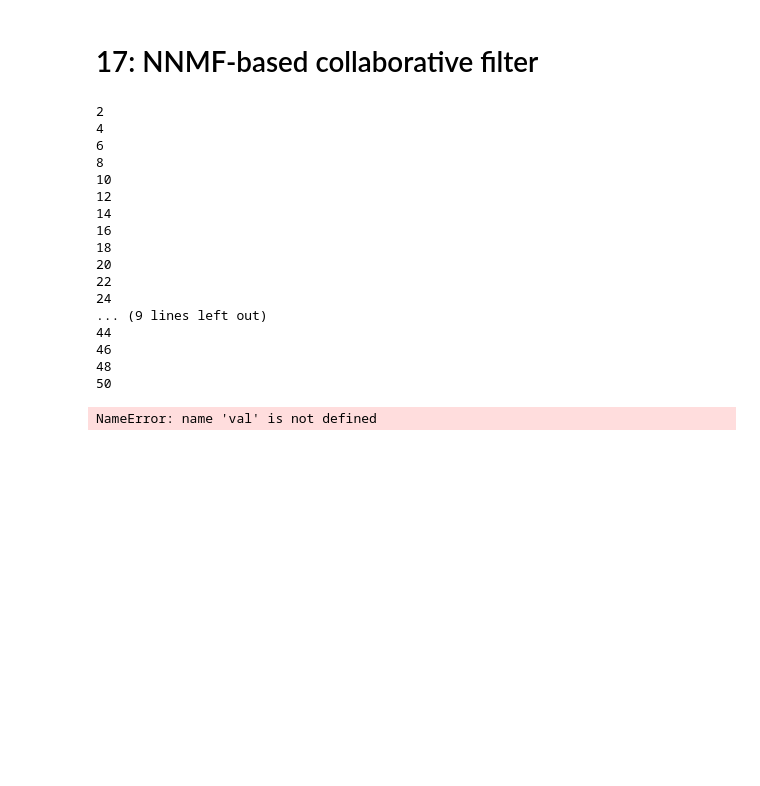
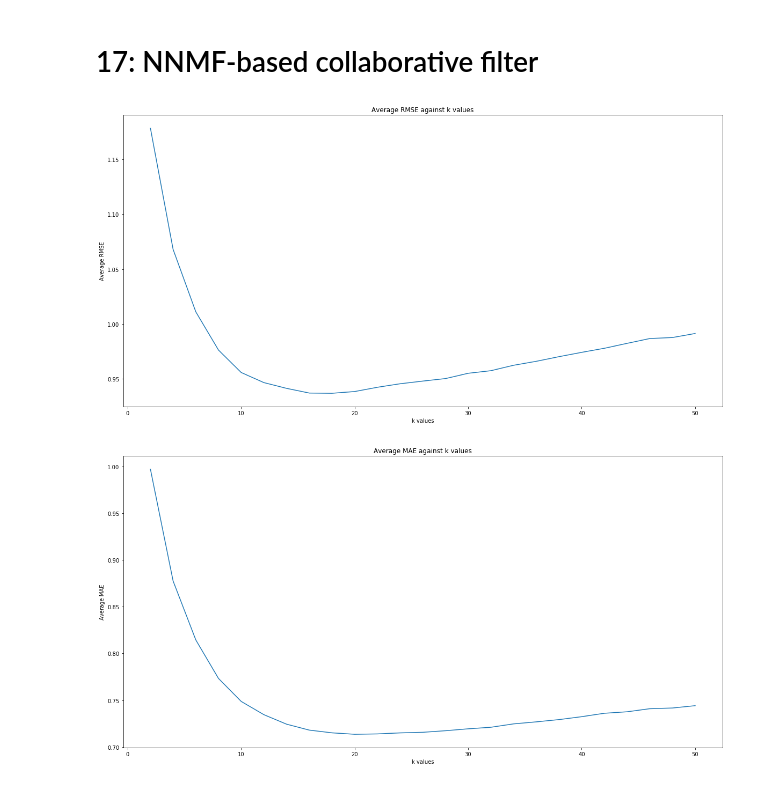
Before and after one commit to shrey-agarwal/Large-Scale-Data-Mining, a Jupyter notebook: Project 3/project3.ipynb, the cells around one changed output. Cells and saved outputs as stored; diff of their text form; code cells hidden in the pictures; blank space fills up the shorter version.

```diff
--- a/Project 3/project3.ipynb
+++ b/Project 3/project3.ipynb
@@ -409,40 +410,24 @@ for thresh in thresholds:
 # %% [markdown]
 # 17: NNMF-based collaborative filter
 # %%
-load_model = False
-latent_factors = list(range(2, 51, 2))
+load_model = True
 reader = Reader(rating_scale=(1, 5))
 data = Dataset.load_from_df(df[['userId', 'movieId', 'rating']], reader)
+latent_factors = list(range(2, 51, 2))
 nmf_models = []
 if not load_model:
     for lf in latent_factors:
         print(lf)
         nmf_model = matrix_factorization.NMF(n_factors=lf)
         nmf_models.append(cross_validate(nmf_model, data, measures=['RMSE', 'MAE'], cv=10, verbose=False))
 
     #Dump the results to knnFull.pkl
     with open('models/NNMF_models_full.pkl','wb') as f:
         pickle.dump(nmf_models,f)
 else:
     nmf_models = pickle.load(open('models/NNMF_models_full.pkl','rb'))
 
-plot_rmse_mae(nmf_models)
+nmf_mean_rmse, nmf_mean_mae = plot_rmse_mae(nmf_models)
 # %% [output]
-2
-4
-6
-8
-10
-12
-14
-16
-18
-20
-22
-24
-... (9 lines left out)
-44
-46
-48
-50
-NameError: name 'val' is not defined
+[figure, added]
+[figure, added]
```
Also changed, not shown: parts of 21 cells of this notebook, 9 other files.
